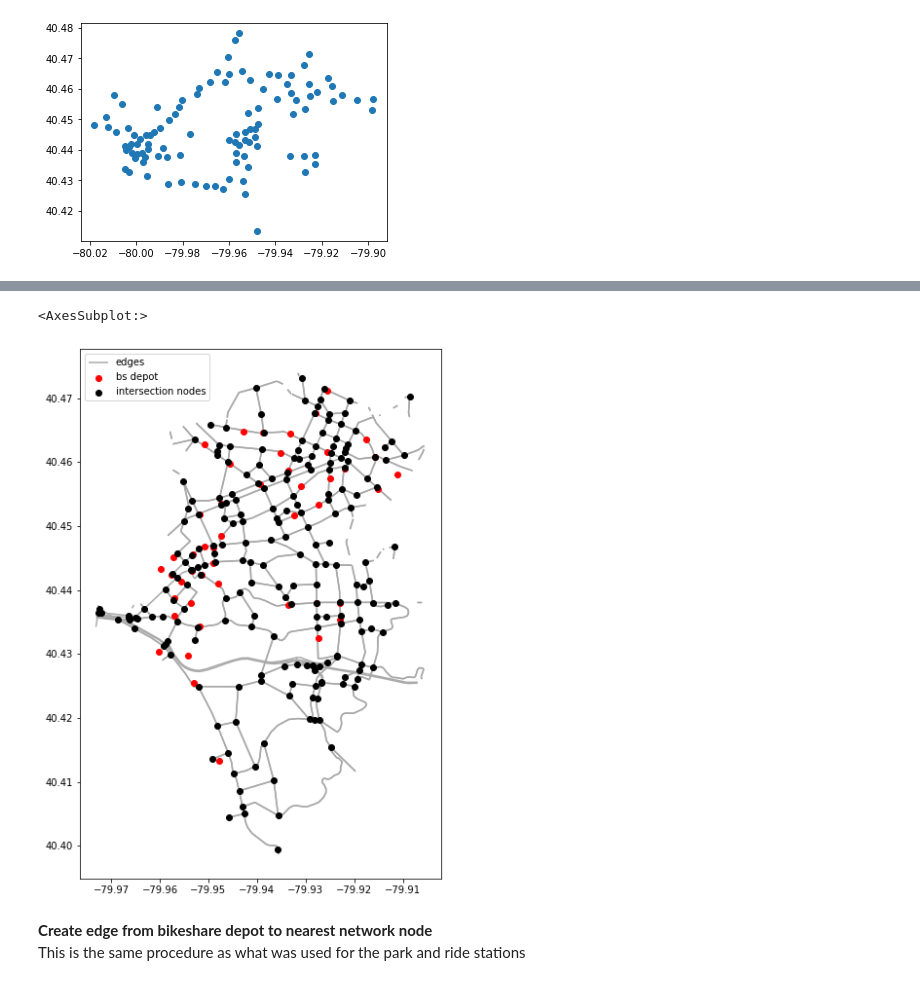
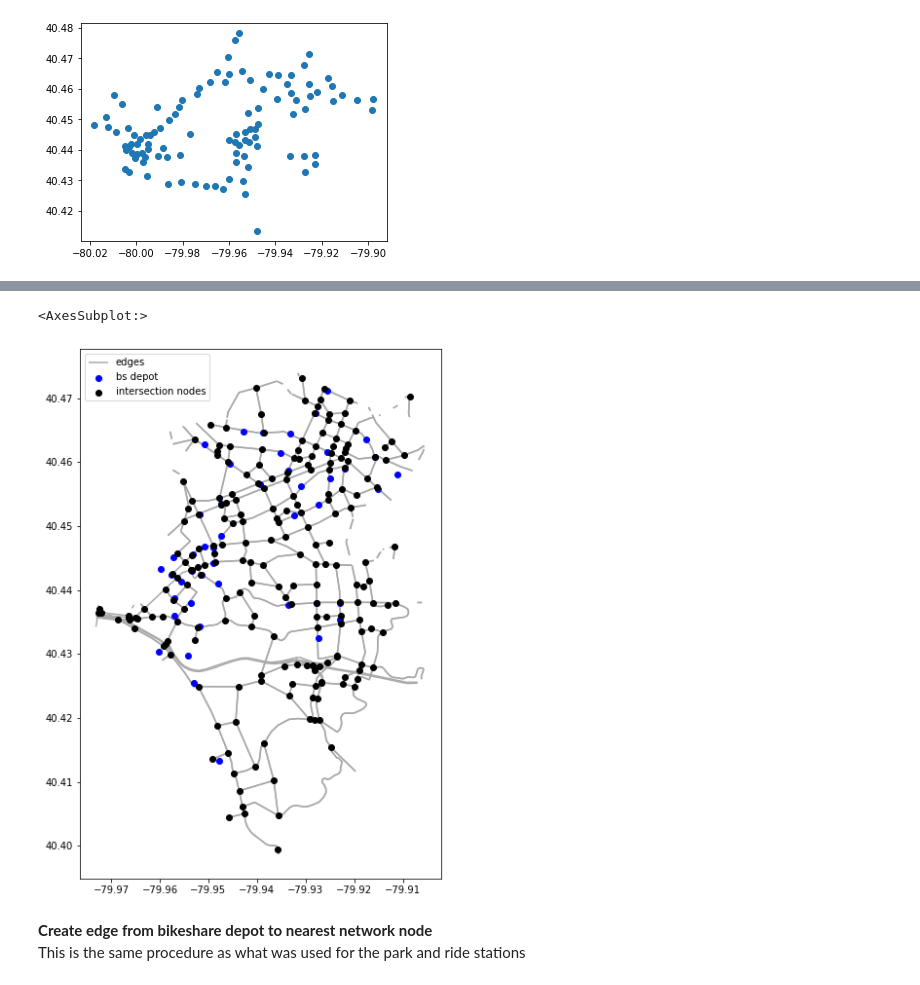
Before and after one commit to lgraff/Multimodal-Accessibility_notebooks, a Jupyter notebook: PGH_network.ipynb, the cells around one changed output, grey strips where cells are left out. Saved outputs shown, nothing was run; the diff lists cells and outputs as text; code cells hidden in the pictures.

```diff
--- a/PGH_network.ipynb
+++ b/PGH_network.ipynb
@@ -570,8 +564,8 @@ bs_depots_clip.plot()
 # %%
-plot_nodes_and_edges([(bs_depots_clip, 'red', 'bs depot'), (bike_nodes_clip, 'black', 'intersection nodes')], edges_clip)
+plot_nodes_and_edges([(bs_depots_clip, 'blue', 'bs depot'), (bike_nodes_clip, 'black', 'intersection nodes')], edges_clip)
 # %% [output]
 <AxesSubplot:>
-[figure, old version]
+[figure, new version]
 # %%
 # data:
 # 1) bike_nodes_clip: intersection nodes
```
Also changed, not shown: parts of 36 cells of this notebook.
